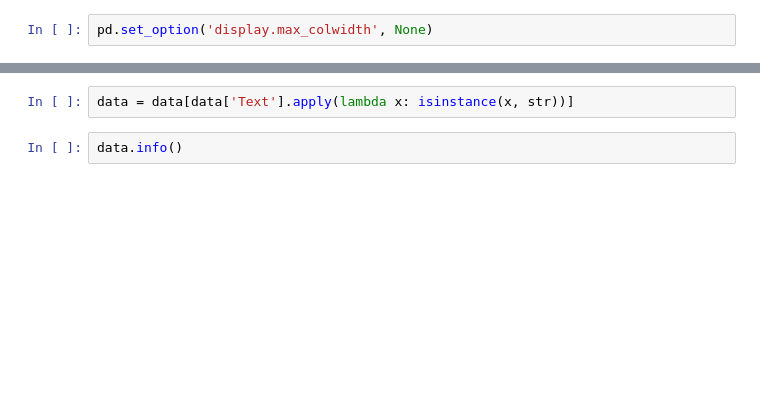
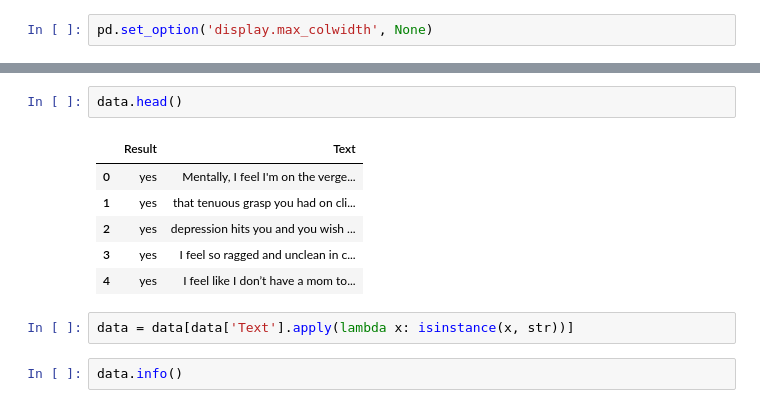
Before and after one commit to Halil3509/TEKNOFEST-Dilbazlar, a Jupyter notebook: translation.ipynb, the cells around one changed output, grey strips where cells are left out. Drawn from its saved outputs; the diff is of its cells as text; blank space fills up the shorter version.

```diff
--- a/translation.ipynb
+++ b/translation.ipynb
@@ -21,3 +21,12 @@ memory usage: 13.7+ KB
+# %%
+data.head()
+# %% [output]
+|  | Result | Text |
+| 0 | yes | Mentally, I feel I'm on the verge... |
+| 1 | yes | that tenuous grasp you had on cli... |
+| 2 | yes | depression hits you and you wish ... |
+| 3 | yes | I feel so ragged and unclean in c... |
+| 4 | yes | I feel like I don’t have a mom to... |
 # %%
 data = data[data['Text'].apply(lambda x: isinstance(x, str))]
 # %%
```
Also changed, not shown: parts of 10 cells of this notebook, 15 other files.
